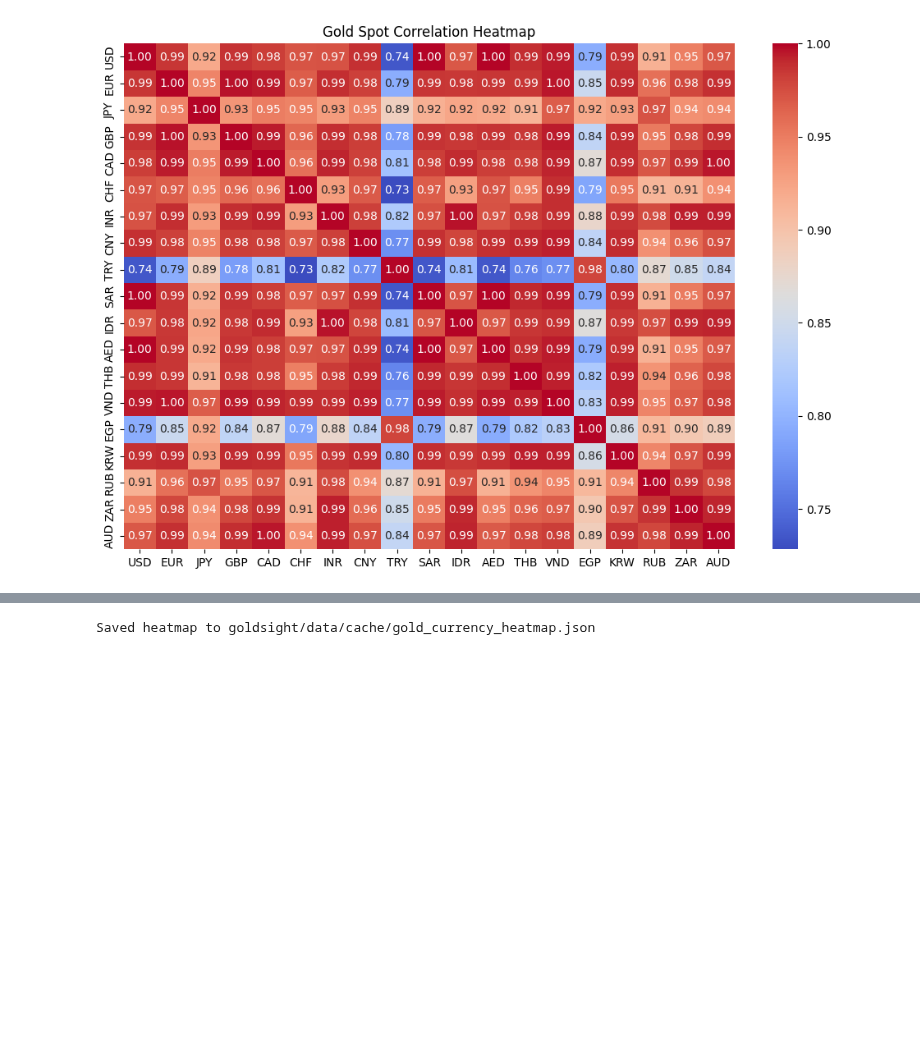
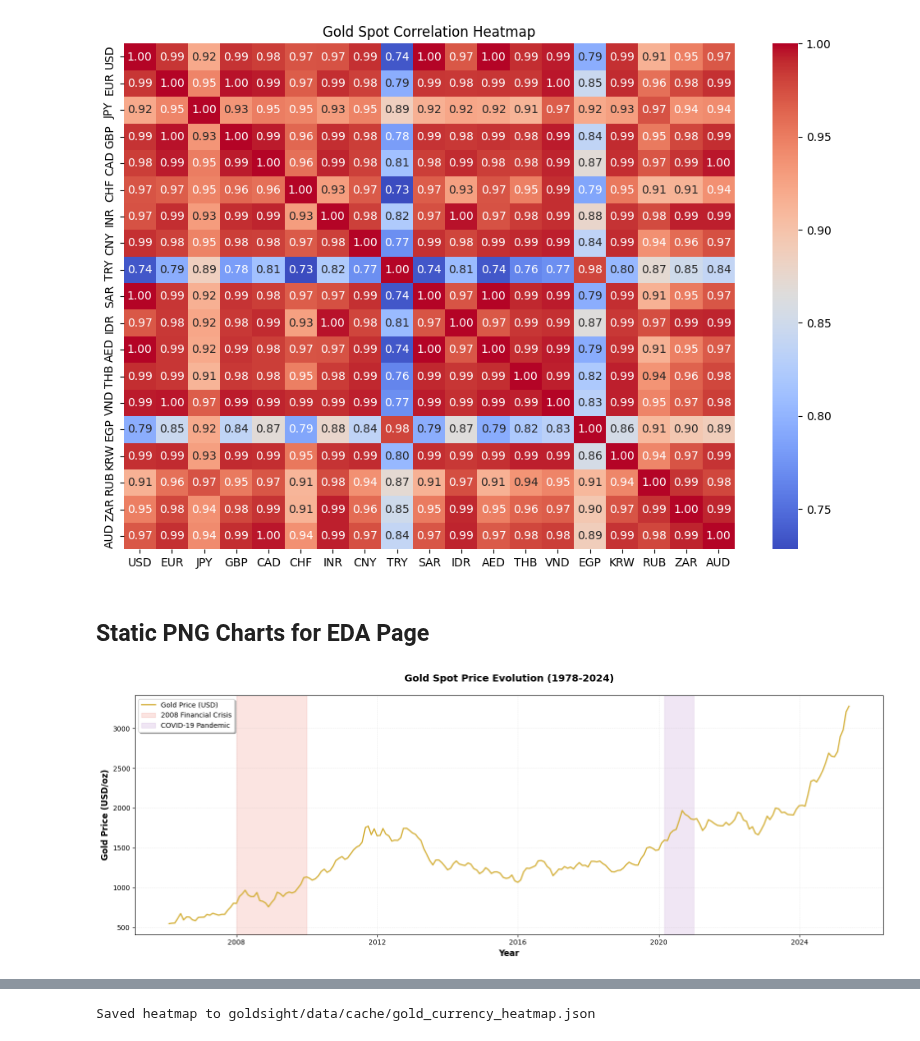
Before and after one commit to HuyPham171-hub/gold-price-prediction, a Jupyter notebook: notebooks/explore.ipynb, the cells around one changed output, grey strips where cells are left out. Cells and saved outputs as stored; diff of their text form; code cells hidden in the pictures; blank space fills up the shorter version.

```diff
--- a/notebooks/explore.ipynb
+++ b/notebooks/explore.ipynb
@@ -179,3 +179,5 @@ plt.title("Gold Spot Correlation Heatmap")
 plt.show()
 # %% [output]
 [figure]
+# %% [markdown]
+## Static PNG Charts for EDA Page
@@ -181,0 +219,23 @@ plt.show()
+# %%
+# 2. Gold Price Timeseries with Event Annotations
+combined = pd.read_csv("../data/combined_data.csv", index_col='Date', parse_dates=True)
+combined.rename(columns={"Silver_Fututes": "Silver_Futures"}, inplace=True)
+
+fig, ax = plt.subplots(figsize=(16, 6))
+
+ax.plot(combined.index, combined['Gold_Spot'], linewidth=1.8, color='#D4AF37', label='Gold Price (USD)')
+
+ax.axvspan('2008-01-01', '2009-12-31', alpha=0.15, color='#E74C3C', label='2008 Financial Crisis')
+ax.axvspan('2020-03-01', '2020-12-31', alpha=0.15, color='#9B59B6', label='COVID-19 Pandemic')
+
+ax.set_xlabel('Year', fontsize=12, fontweight='bold')
+ax.set_ylabel('Gold Price (USD/oz)', fontsize=12, fontweight='bold')
+ax.set_title('Gold Spot Price Evolution (1978-2024)', fontsize=14, fontweight='bold', pad=20)
+ax.legend(loc='upper left', frameon=True, shadow=True, fontsize=10)
+ax.grid(alpha=0.3, linestyle='--', linewidth=0.5)
+
+plt.tight_layout()
+plt.savefig(RESULT_DIR / "gold_price_timeseries.png", dpi=300, bbox_inches='tight')
+plt.show()
+# %% [output]
+[figure, added]
```
Also changed, not shown: parts of 7 cells of this notebook, 29 other files.
